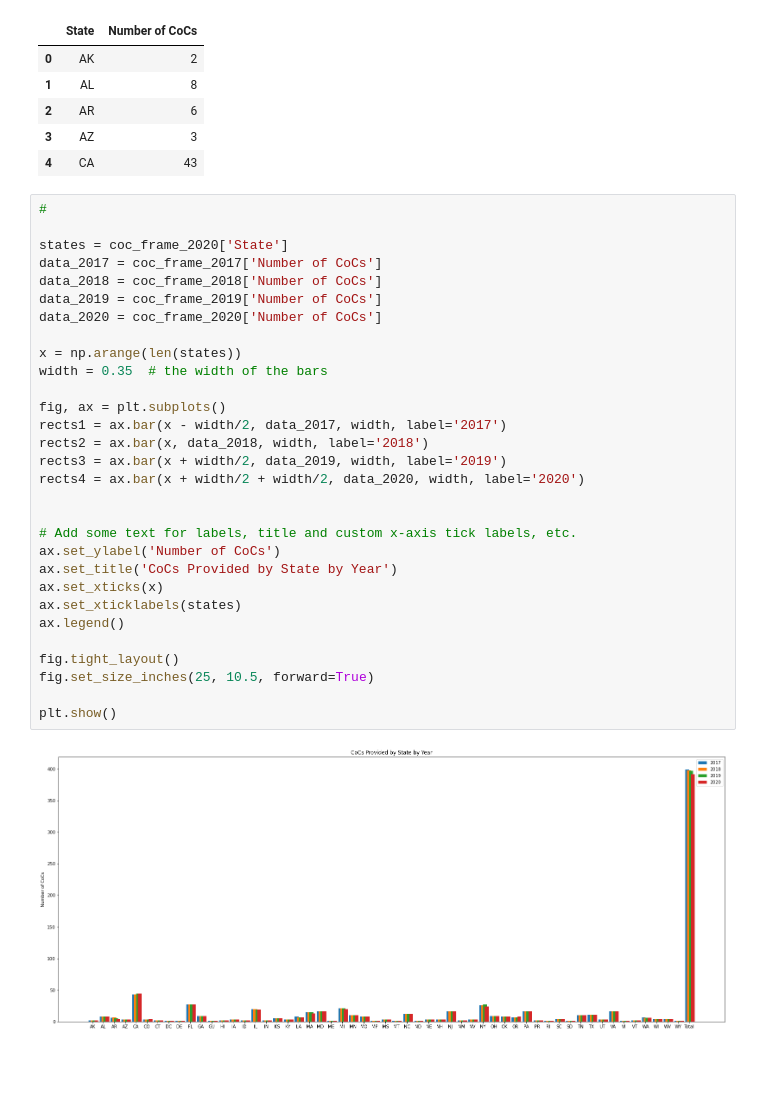
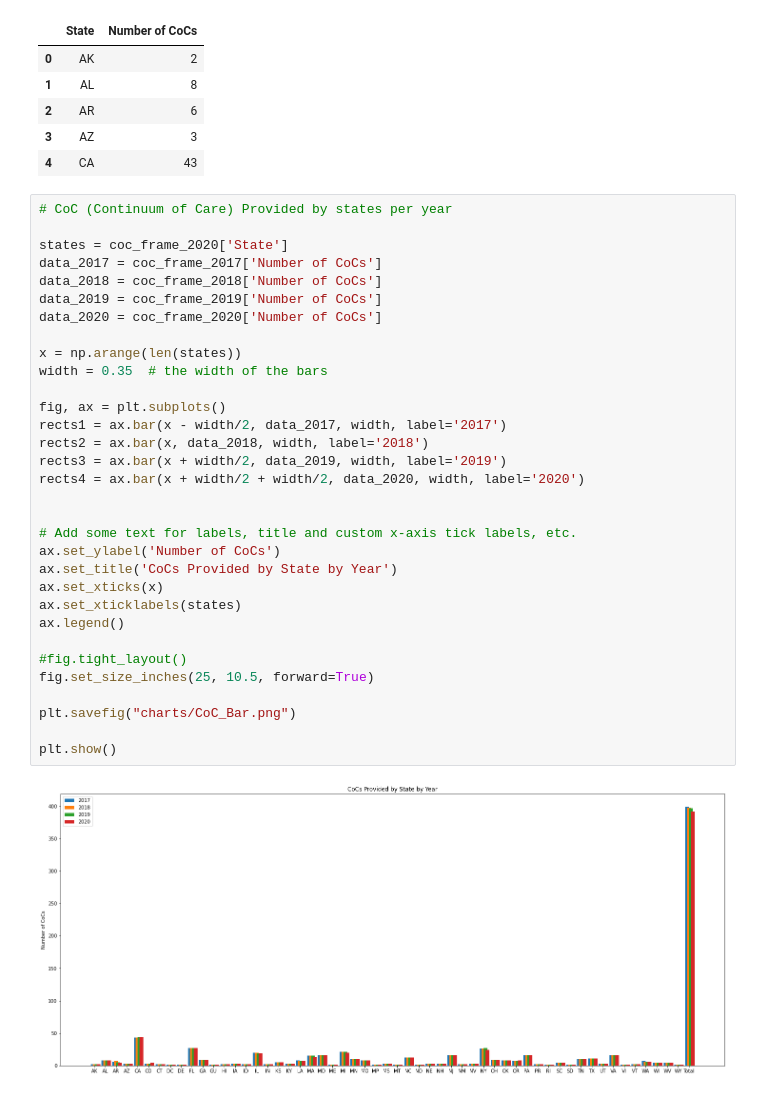
Before and after one commit to esther2897/project_one, a Jupyter notebook: Analysis.ipynb, the cells around one changed output. Cells and saved outputs as stored; diff of their text form; blank space fills up the shorter version.

Commit message:
Changed file structure and saved charts to .png files

```diff
--- a/Analysis.ipynb
+++ b/Analysis.ipynb
@@ -345,34 +347,36 @@ coc_frame_2017.head()
 | 3 | AZ | 3 |
 | 4 | CA | 43 |
 # %%
-#
+# CoC (Continuum of Care) Provided by states per year
 
 states = coc_frame_2020['State']
 data_2017 = coc_frame_2017['Number of CoCs']
 data_2018 = coc_frame_2018['Number of CoCs']
 data_2019 = coc_frame_2019['Number of CoCs']
 data_2020 = coc_frame_2020['Number of CoCs']
 
 x = np.arange(len(states))
 width = 0.35  # the width of the bars
 
 fig, ax = plt.subplots()
 rects1 = ax.bar(x - width/2, data_2017, width, label='2017')
 rects2 = ax.bar(x, data_2018, width, label='2018')
 rects3 = ax.bar(x + width/2, data_2019, width, label='2019')
 rects4 = ax.bar(x + width/2 + width/2, data_2020, width, label='2020')
 
 
 # Add some text for labels, title and custom x-axis tick labels, etc.
 ax.set_ylabel('Number of CoCs')
 ax.set_title('CoCs Provided by State by Year')
 ax.set_xticks(x)
 ax.set_xticklabels(states)
 ax.legend()
 
-fig.tight_layout()
+#fig.tight_layout()
 fig.set_size_inches(25, 10.5, forward=True)
 
+plt.savefig("charts/CoC_Bar.png")
+
 plt.show()
 # %% [output]
-[figure, old version]
+[figure, new version]
```
Also changed, not shown: parts of 3 cells of this notebook, 6 other files.
